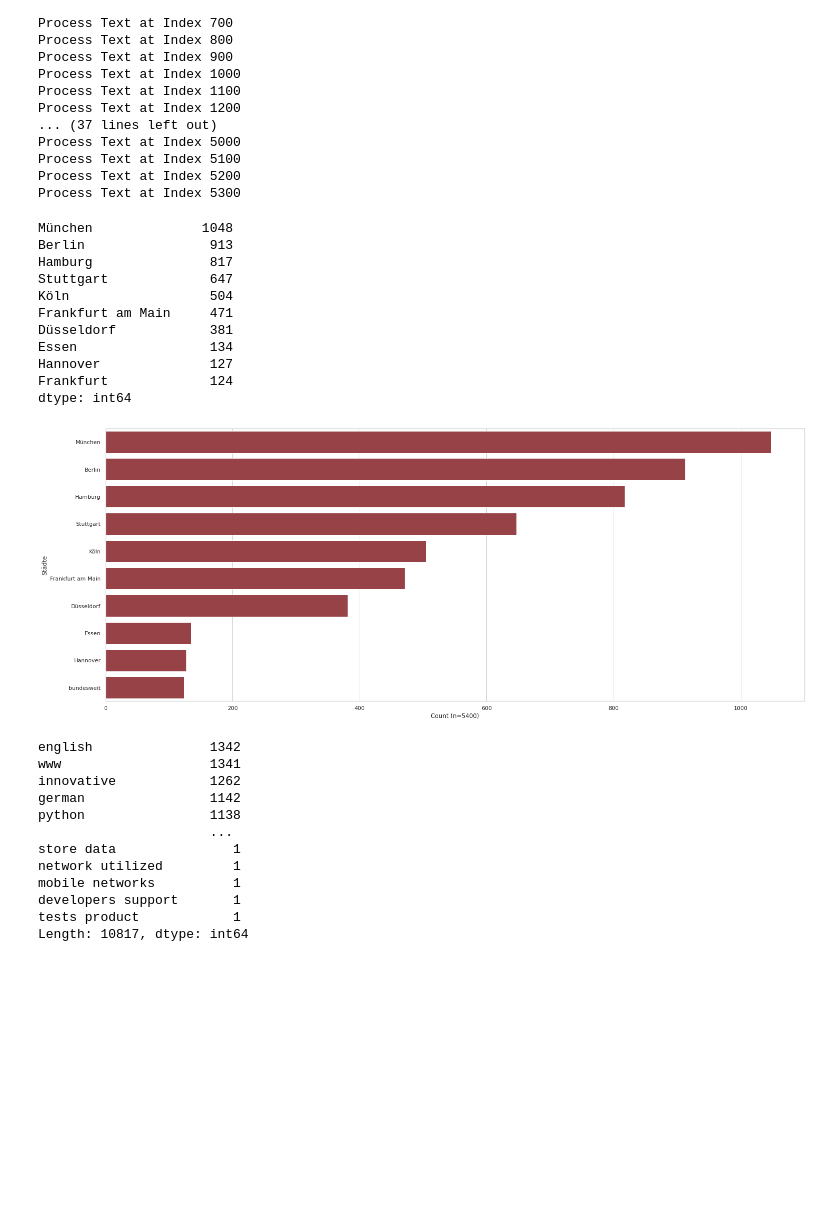
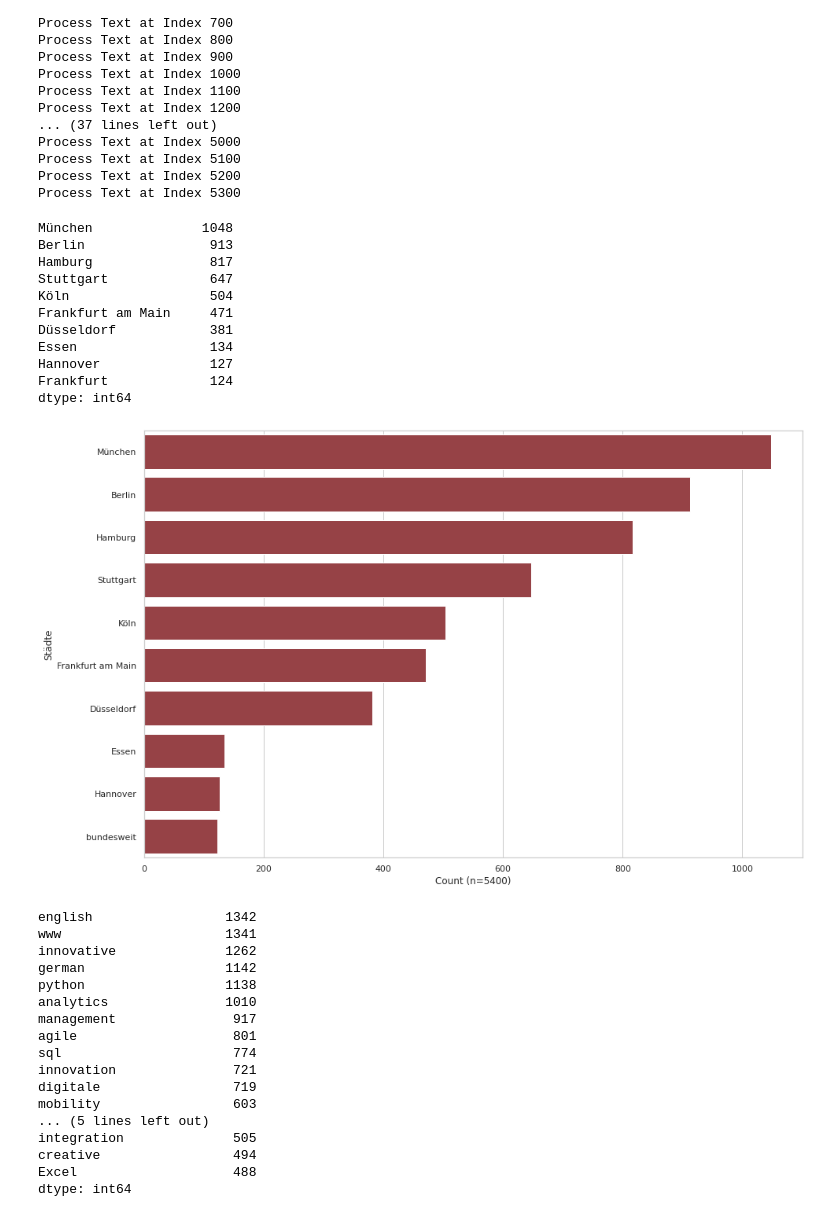
Before and after one commit to give-me-data/stepstone_analysis, a Jupyter notebook: analysis.ipynb, the cells around one changed output. Saved outputs shown, nothing was run; the diff lists cells and outputs as text; code cells hidden in the pictures; blank space fills up the shorter version.

```diff
--- a/analysis.ipynb
+++ b/analysis.ipynb
@@ -97,45 +95,45 @@ cities = list(itertools.chain(*[i.split(",") for i in df["stadt"]]))
 cities = [i.strip() for i in cities]
 cities = [city.replace('Frankfurt (Main)', "Frankfurt am Main").replace('Frankfurt/Main', "Frankfurt am Main").replace('Frankfurt a. M.', "Frankfurt am Main") for city in cities if len(city) != 0]
 
 #First check top cities
 print(pd.Series(cities).value_counts()[:10])
 
 top_cities = ['München', 'Berlin', 'Hamburg', 'Stuttgart', 'Köln',
        'Frankfurt am Main', 'Düsseldorf', 'Essen', 'Hannover',
        'bundesweit']
 
 top_cities_data = [city for city in cities if city in [i for i in top_cities]]
 
-sns.set(rc = {'figure.figsize':(25,10)}, style='whitegrid')
+sns.set(rc = {'figure.figsize':(15,10)}, style='whitegrid')
 palette=["#A4343A"]
 
 ax = sns.countplot(y="class", data=pd.DataFrame({"class": top_cities_data}),
             order = pd.Series(top_cities).value_counts().index, palette=palette)
 ax.set(xlabel = f"Count (n={len(df)})", ylabel='Städte')
 plt.show()
 # %% [output]
 München              1048
 Berlin                913
 Hamburg               817
 Stuttgart             647
 Köln                  504
 Frankfurt am Main     471
 Düsseldorf            381
 Essen                 134
 Hannover              127
 Frankfurt             124
 dtype: int64
-[figure, old version]
+[figure, new version]
 # %%
 #Top10 Skills
 skills = list(itertools.chain(*df["skills"]))
 
-#Add Excel and R, because there are missing in the used skill DB
+#Add Excel and R, because they are missing in the used skill DB
 skills = skills + list(itertools.chain(*([list(set(re.findall("\\bR\\b", i))) for i in df["text"] if list(set(re.findall("\\bR\\b", i)))])))
 skills = skills + list(itertools.chain(*([list(set(re.findall("\\bExcel\\b", i))) for i in df["text"] if list(set(re.findall("\\bExcel\\b", i)))])))
 
 #Check for relevant Skills first
-print((pd.Series(skills).value_counts()))
+print((pd.Series(skills).value_counts())[:20])
 
 tech_stack = ["stata","excel","Python", "R", "sql", "java", "big data", "devops", "docker", "git", "kubernetes", "machine learning", "linux", "javascript", "algorithms", "terraform", "spss", "nosql", "deep learning"]
 skill_set = ["agile","innovative", "english", "german", "communication skills", "creative", "analytical", "scrum", "programming", "teamwork", "enthusiasm", "reliability"]
@@ -144,16 +142,21 @@ benefits = ["childcare", "yoga", "food", "personal development"]
 tech_stack = ["stata","excel","Python", "R", "sql", "java", "docker", "git", "kubernetes", "machine learning", "linux", "javascript", "terraform", "spss", "deep learning"]
 skill_set = ["agile","innovative", "communication skills", "creative", "analytical", "scrum", "programming", "teamwork", "enthusiasm", "reliability"]
 # %% [output]
-english               1342
-www                   1341
-innovative            1262
-german                1142
-python                1138
-                      ...
-store data               1
-network utilized         1
-mobile networks          1
-developers support       1
-tests product            1
-Length: 10817, dtype: int64
+english                 1342
+www                     1341
+innovative              1262
+german                  1142
+python                  1138
+analytics               1010
+management               917
+agile                    801
+sql                      774
+innovation               721
+digitale                 719
+mobility                 603
+... (5 lines left out)
+integration              505
+creative                 494
+Excel                    488
+dtype: int64
 # %%
```
Also changed, not shown: parts of 2 cells of this notebook, 1 other file.
